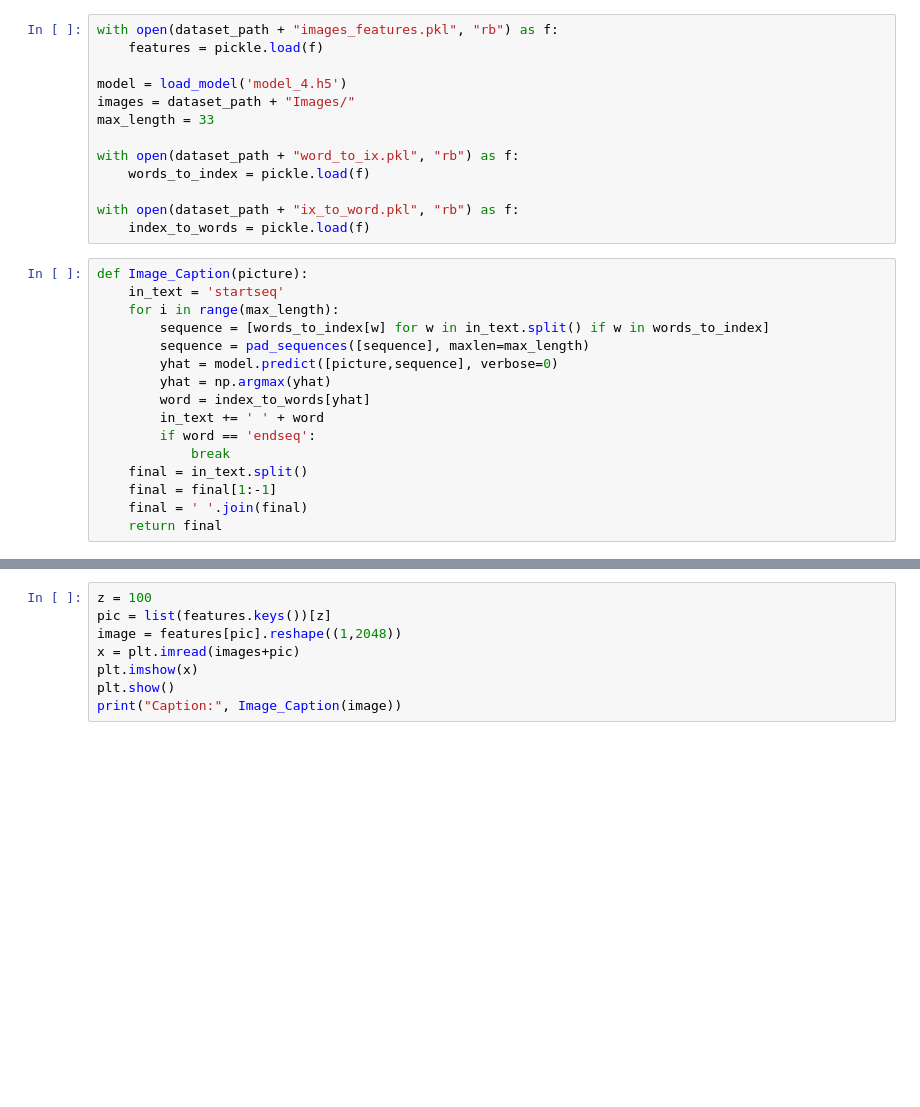
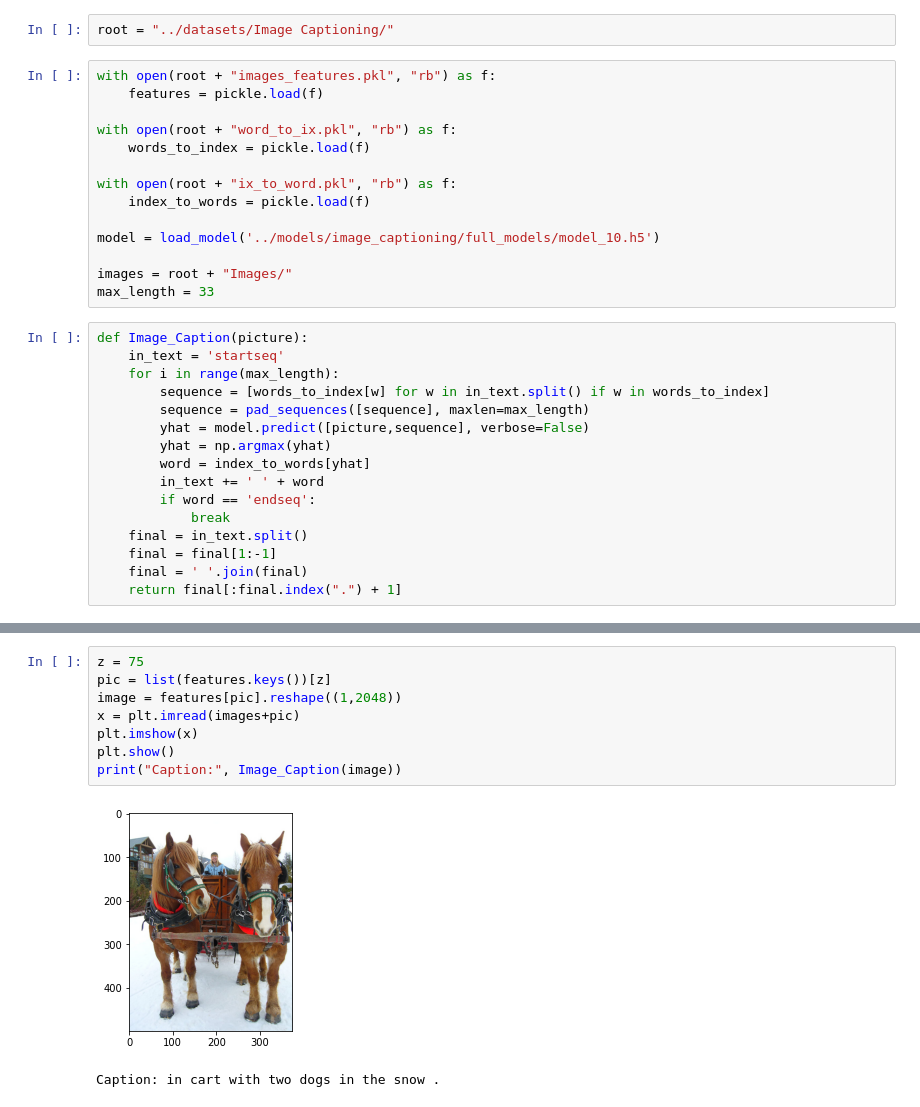
Before and after one commit to dgobalak/ClariFile, a Jupyter notebook: notebooks/image_captioning_testing.ipynb, the cells around one changed output, grey strips where cells are left out. Cells and saved outputs as stored; diff of their text form; blank space fills up the shorter version.

```diff
--- a/notebooks/image_captioning_testing.ipynb
+++ b/notebooks/image_captioning_testing.ipynb
@@ -11,23 +9,26 @@ dataset_path = "../datasets/Flickr8k/"
+# %%
+root = "../datasets/Image Captioning/"
 # %%
-with open(dataset_path + "images_features.pkl", "rb") as f:
+with open(root + "images_features.pkl", "rb") as f:
     features = pickle.load(f)
 
-model = load_model('model_4.h5')
-images = dataset_path + "Images/"
-max_length = 33
-
-with open(dataset_path + "word_to_ix.pkl", "rb") as f:
+with open(root + "word_to_ix.pkl", "rb") as f:
     words_to_index = pickle.load(f)
 
-with open(dataset_path + "ix_to_word.pkl", "rb") as f:
+with open(root + "ix_to_word.pkl", "rb") as f:
     index_to_words = pickle.load(f)
+
+model = load_model('../models/image_captioning/full_models/model_10.h5')
+
+images = root + "Images/"
+max_length = 33
 # %%
 def Image_Caption(picture):
     in_text = 'startseq'
     for i in range(max_length):
         sequence = [words_to_index[w] for w in in_text.split() if w in words_to_index]
         sequence = pad_sequences([sequence], maxlen=max_length)
-        yhat = model.predict([picture,sequence], verbose=0)
+        yhat = model.predict([picture,sequence], verbose=False)
         yhat = np.argmax(yhat)
         word = index_to_words[yhat]
         in_text += ' ' + word
@@ -36,7 +37,7 @@ def Image_Caption(picture):
     final = in_text.split()
     final = final[1:-1]
     final = ' '.join(final)
-    return final
+    return final[:final.index(".") + 1]
 # %%
 z = 20
 pic = list(features.keys())[z]
@@ -48,8 +52,11 @@ print("Caption:", Image_Caption(image))
 # %%
-z = 100
+z = 75
 pic = list(features.keys())[z]
 image = features[pic].reshape((1,2048))
 x = plt.imread(images+pic)
 plt.imshow(x)
 plt.show()
 print("Caption:", Image_Caption(image))
+# %% [output]
+[figure, added]
+Caption: in cart with two dogs in the snow .
```
Also changed, not shown: parts of 4 cells of this notebook, 22 other files.
